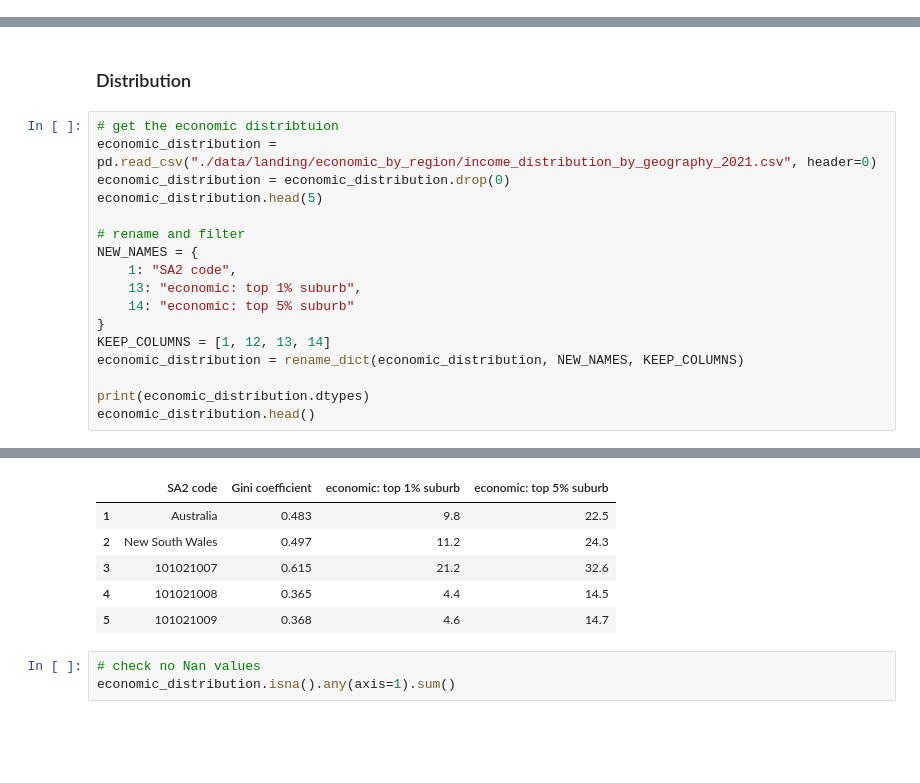
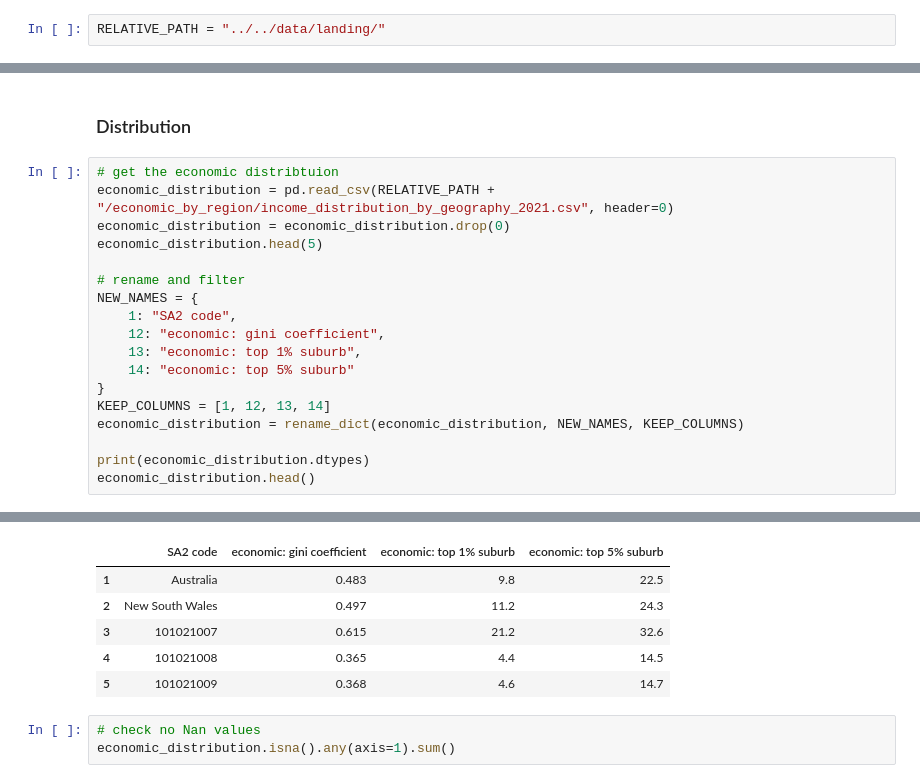
Before and after one commit to MAST30034-AppliedDataScience/project-2-group-real-estate-industry-project-11, a Jupyter notebook: notebooks/preprocess/preprocess juns and housing.ipynb, the cells around one changed output, grey strips where cells are left out. Drawn from its saved outputs; the diff is of its cells as text; blank space fills up the shorter version.

```diff
--- a/notebooks/preprocess/preprocess juns and housing.ipynb
+++ b/notebooks/preprocess/preprocess juns and housing.ipynb
@@ -132 +85,3 @@ def fill_columns(df, column_dict, na="Unnamed"):
+# %%
+RELATIVE_PATH = "../../data/landing/"
 # %% [markdown]
@@ -268,13 +276,14 @@ income_region.head(5)
 ### Distribution
 # %%
 # get the economic distribtuion
-economic_distribution = pd.read_csv("./data/landing/economic_by_region/income_distribution_by_geography_2021.csv", header=0)
+economic_distribution = pd.read_csv(RELATIVE_PATH + "/economic_by_region/income_distribution_by_geography_2021.csv", header=0)
 economic_distribution = economic_distribution.drop(0)
 economic_distribution.head(5)
 
 # rename and filter
 NEW_NAMES = {
     1: "SA2 code",
+    12: "economic: gini coefficient",
     13: "economic: top 1% suburb",
     14: "economic: top 5% suburb"
 }
@@ -291,5 +300,5 @@ economic: top 5% suburb    object
 dtype: object
-|  | SA2 code | Gini coefficient | economic: top 1% suburb | economic: top 5% suburb |
+|  | SA2 code | economic: gini coefficient | economic: top 1% suburb | economic: top 5% suburb |
 | 1 | Australia | 0.483 | 9.8 | 22.5 |
 | 2 | New South Wales | 0.497 | 11.2 | 24.3 |
 | 3 | 101021007 | 0.615 | 21.2 | 32.6 |
```
Also changed, not shown: parts of 46 cells of this notebook, 3 other files.
